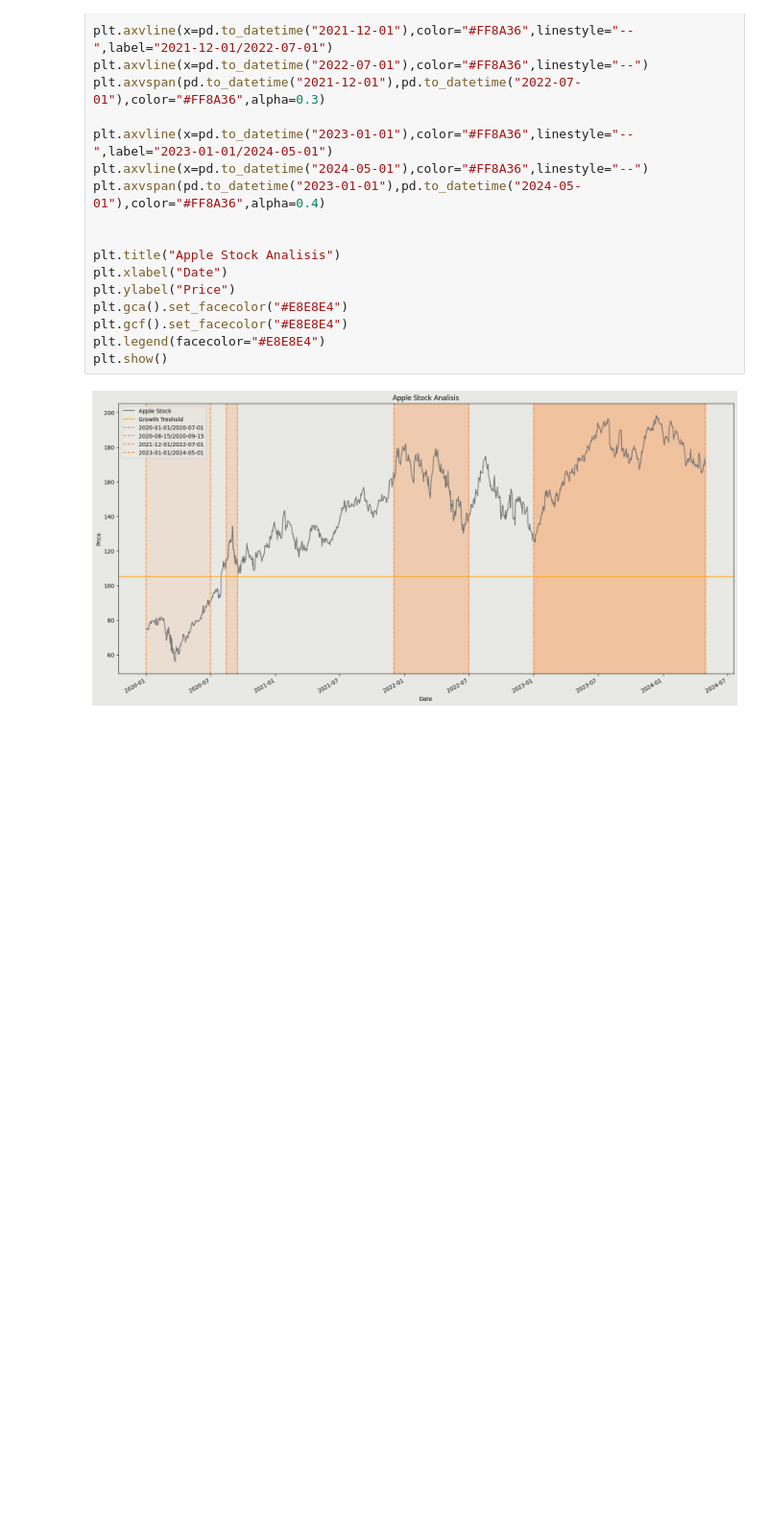
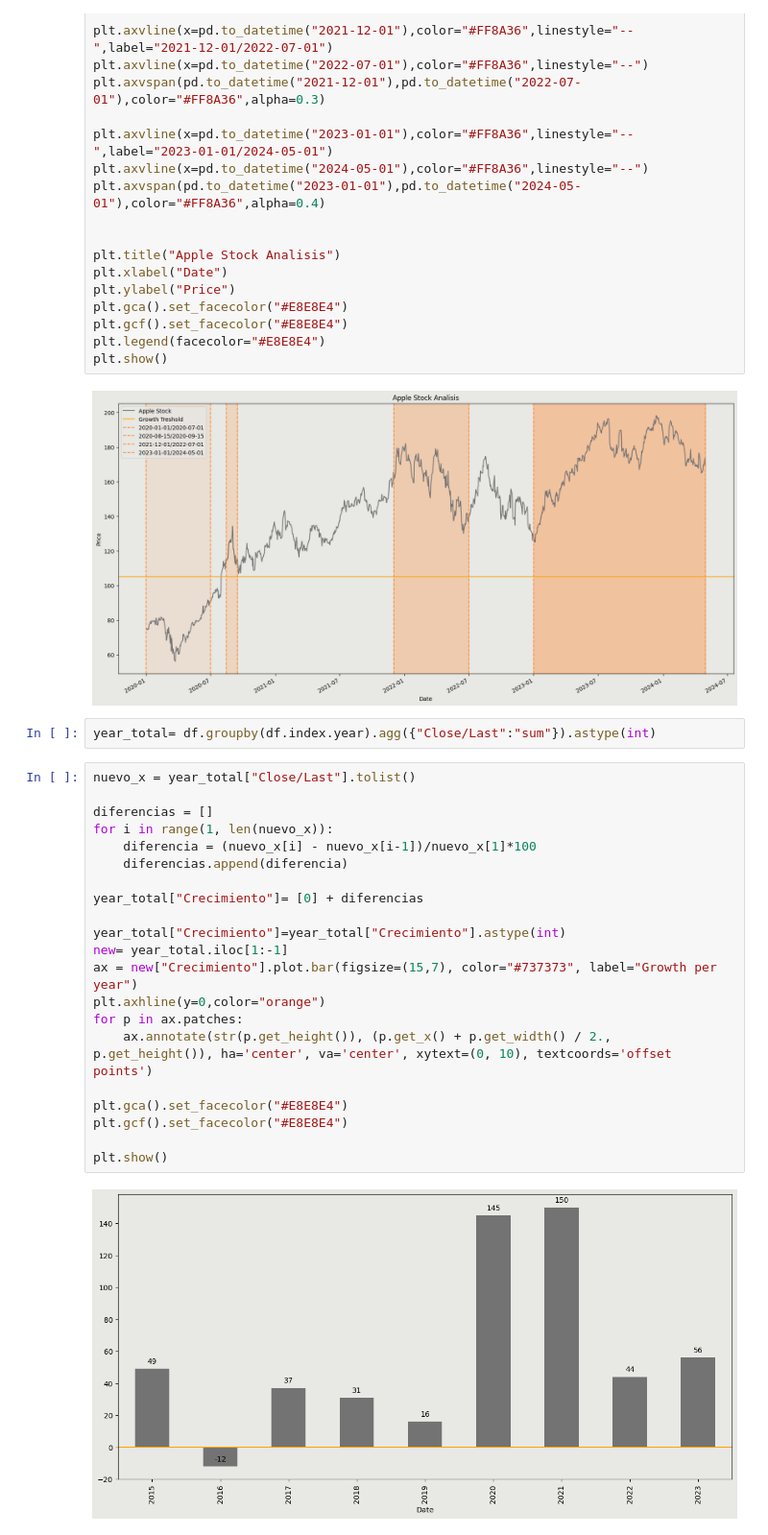
Before and after one commit to carlosgutierrezch/LSTM_Forecast, a Jupyter notebook: notebooks/EDA.ipynb, the cells around one changed output. Shown at 96% size. Saved outputs shown, nothing was run; the diff lists cells and outputs as text; blank space fills up the shorter version.

```diff
--- a/notebooks/EDA.ipynb
+++ b/notebooks/EDA.ipynb
@@ -127,3 +127,28 @@ plt.legend(facecolor="#E8E8E4")
 plt.show()
 # %% [output]
 [figure]
+# %%
+year_total= df.groupby(df.index.year).agg({"Close/Last":"sum"}).astype(int)
+# %%
+nuevo_x = year_total["Close/Last"].tolist()
+
+diferencias = []
+for i in range(1, len(nuevo_x)):
+    diferencia = (nuevo_x[i] - nuevo_x[i-1])/nuevo_x[1]*100
+    diferencias.append(diferencia)
+
+year_total["Crecimiento"]= [0] + diferencias
+
+year_total["Crecimiento"]=year_total["Crecimiento"].astype(int)
+new= year_total.iloc[1:-1]
+ax = new["Crecimiento"].plot.bar(figsize=(15,7), color="#737373", label="Growth per year")
+plt.axhline(y=0,color="orange")
+for p in ax.patches:
+    ax.annotate(str(p.get_height()), (p.get_x() + p.get_width() / 2., p.get_height()), ha='center', va='center', xytext=(0, 10), textcoords='offset points')
+
+plt.gca().set_facecolor("#E8E8E4")
+plt.gcf().set_facecolor("#E8E8E4")
+
+plt.show()
+# %% [output]
+[figure, added]
```
